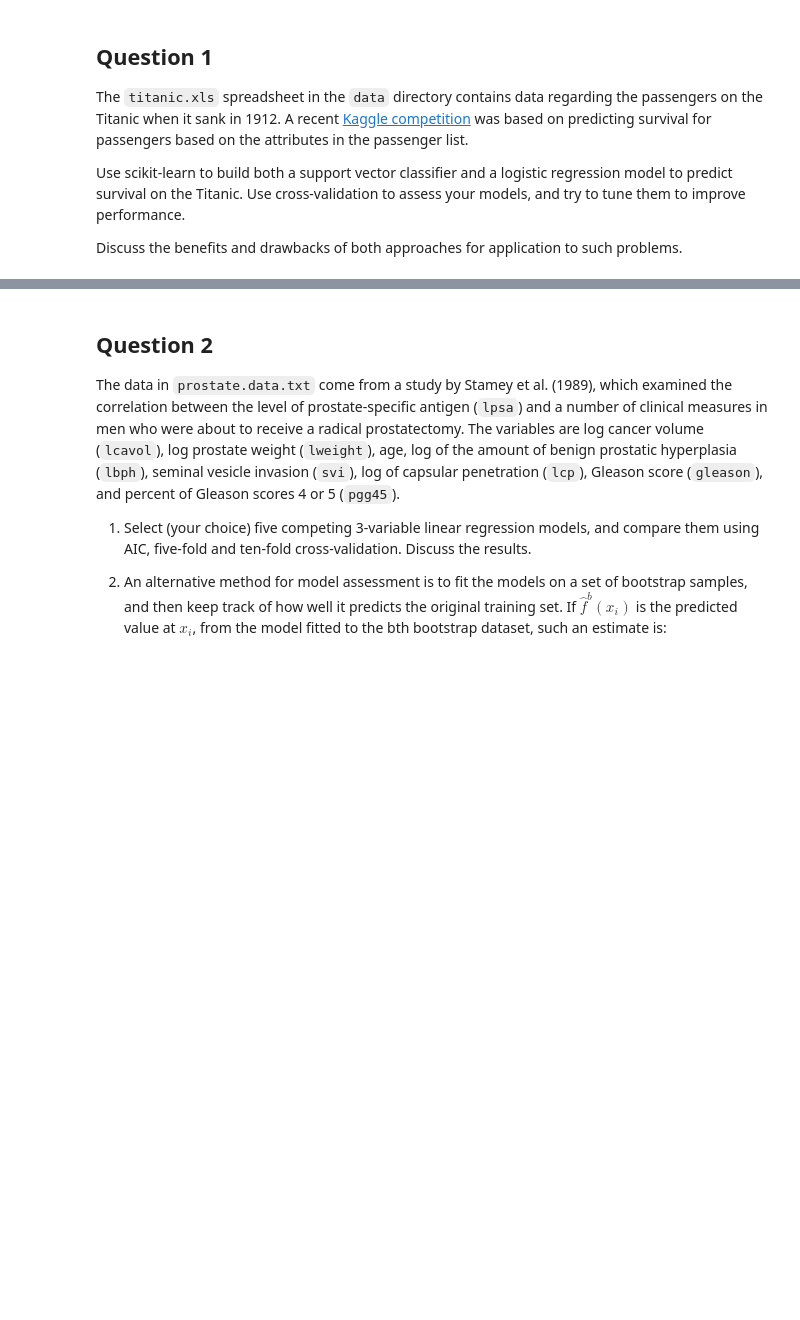
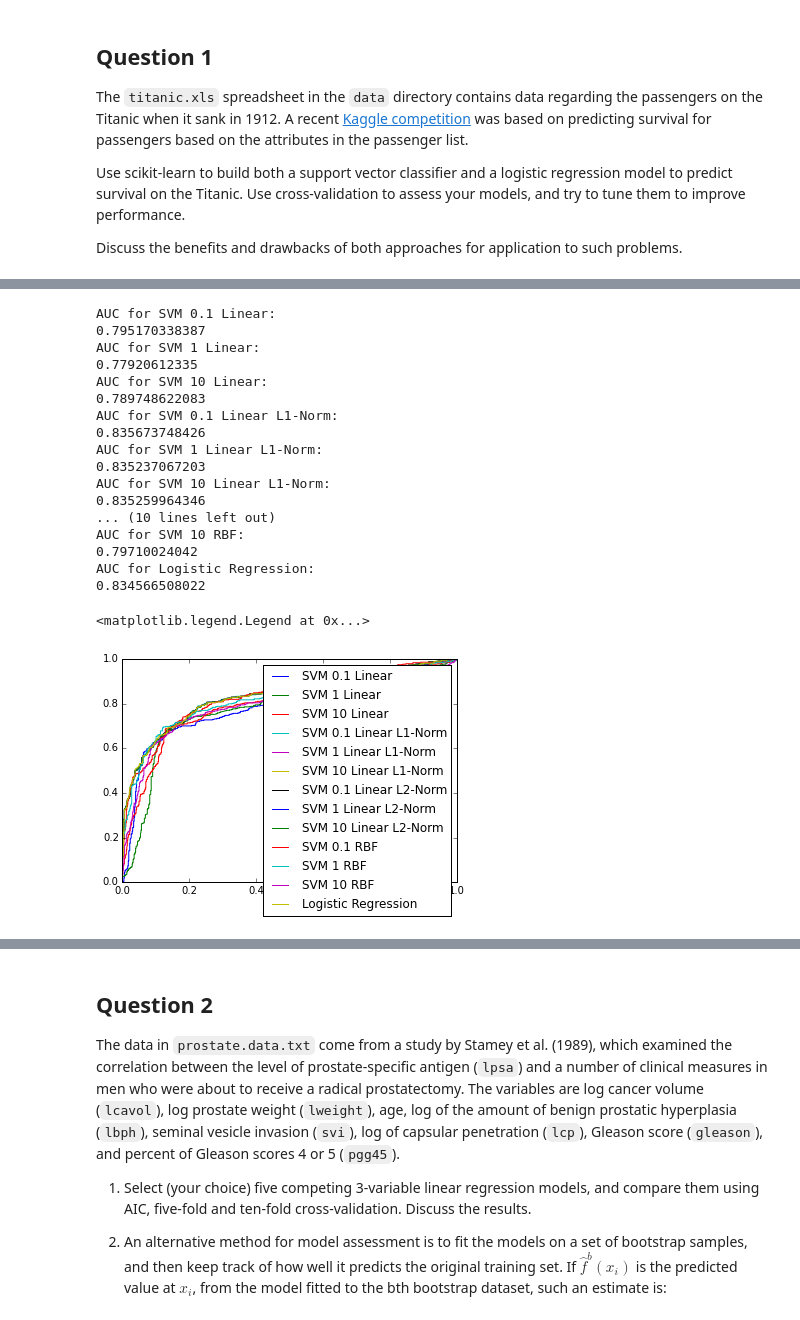
Before and after one commit to aplassard/Bios8366, a Jupyter notebook: homework/Homework 3.ipynb, the cells around one changed output, grey strips where cells are left out. Saved outputs shown, nothing was run; the diff lists cells and outputs as text; code cells hidden in the pictures; blank space fills up the shorter version.

```diff
--- a/homework/Homework 3.ipynb
+++ b/homework/Homework 3.ipynb
@@ -14,0 +88,44 @@ Discuss the benefits and drawbacks of both approaches for application to such pr
+# %%
+#The linear clearly works the best, let's optimize C
+#Classifiers
+clfs = [("SVM 0.1 Linear", svm.SVC(C=0.1,kernel='linear')),
+        ("SVM 1 Linear", svm.SVC(C=1, kernel='linear')),
+        ("SVM 10 Linear", svm.SVC(C=10, kernel='linear')),
+        ("SVM 0.1 Linear L1-Norm", svm.LinearSVC(C=0.1,penalty='l1',dual=False,max_iter=100000)),
+        ("SVM 1 Linear L1-Norm", svm.LinearSVC(C=1,penalty='l1',dual=False,max_iter=100000)),
+        ("SVM 10 Linear L1-Norm", svm.LinearSVC(C=10,penalty='l1',dual=False,max_iter=100000)),
+        ("SVM 0.1 Linear L2-Norm", svm.LinearSVC(C=0.1,penalty='l2',dual=False,max_iter=100000)),
+        ("SVM 1 Linear L2-Norm", svm.LinearSVC(C=1,penalty='l2',dual=False,max_iter=100000)),
+        ("SVM 10 Linear L2-Norm", svm.LinearSVC(C=10,penalty='l2',dual=False,max_iter=100000)),
+        ("SVM 0.1 RBF", svm.SVC(C=0.1,kernel='rbf')),
+        ("SVM 1 RBF", svm.SVC(C=1, kernel='rbf')),
+        ("SVM 10 RBF", svm.SVC(C=10, kernel='rbf')),
+        ("Logistic Regression", LogisticRegression())]
+for name, c in clfs:
+    distances, auc = evaluate(c, X, Y)
+    print("AUC for %s:" % name)
+    print(auc)
+    fpr,tpr,thresholds = metrics.roc_curve(Y, distances)
+    plt.plot(fpr,tpr)
+
+plt.legend([x[0] for x in clfs])
+# %% [output]
+AUC for SVM 0.1 Linear:
+0.795170338387
+AUC for SVM 1 Linear:
+0.77920612335
+AUC for SVM 10 Linear:
+0.789748622083
+AUC for SVM 0.1 Linear L1-Norm:
+0.835673748426
+AUC for SVM 1 Linear L1-Norm:
+0.835237067203
+AUC for SVM 10 Linear L1-Norm:
+0.835259964346
+... (10 lines left out)
+AUC for SVM 10 RBF:
+0.79710024042
+AUC for Logistic Regression:
+0.834566508022
+<matplotlib.legend.Legend at 0x...>
+[figure, added]
```
Also changed, not shown: parts of 24 cells of this notebook.
